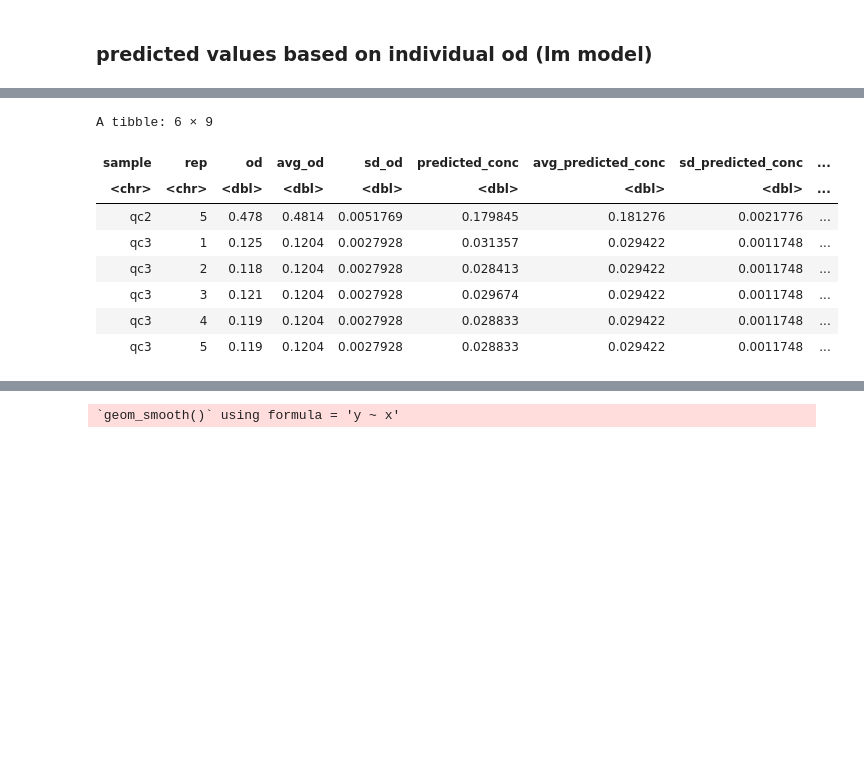
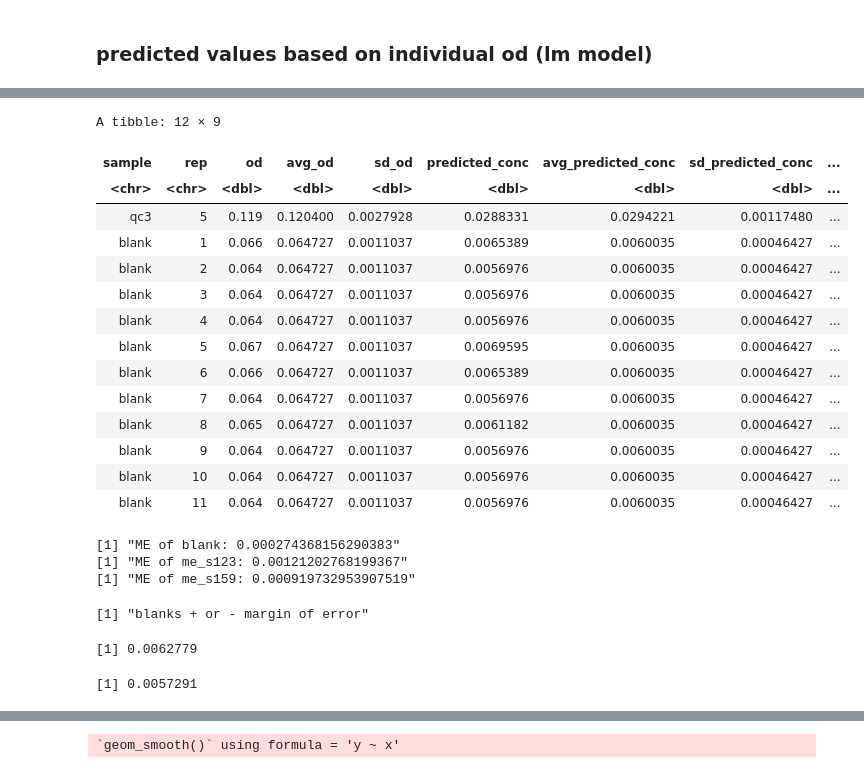
Before and after one commit to brookewicz/LabNotebook, a Jupyter notebook: Nutrients/no3_calc.ipynb, the cells around one changed output, grey strips where cells are left out. Drawn from its saved outputs; the diff is of its cells as text; code cells hidden in the pictures; blank space fills up the shorter version.

Commit message:
calculate margin of error

```diff
--- a/Nutrients/no3_calc.ipynb
+++ b/Nutrients/no3_calc.ipynb
@@ -418,0 +461,12 @@ qc_long <- bind_rows(qc1, qc2, qc3)
+# %%
+#blanks
+# A,B,D, E, F 8
+# C 9-11
+# D 9-11
+blanks <- data.frame(
+  rep = c(seq(1:11)), # Replicate numbers
+  od = c(raw["a", 8], raw["b", 8],  raw["d", 8], raw["e", 8], raw["f", 8],
+         raw["c", 9], raw["d", 9], raw["c", 10], raw["d", 10], raw["c", 11], raw["d", 11]),
+  sample = "blank"
+)
+blanks
@@ -419,5 +488,6 @@ qc_long <- bind_rows(qc1, qc2, qc3)
 # %%
 samples<-rbind(samples, qc_long)
+samples<-rbind(samples, blanks)
 # %%
 samples <- samples %>%
     group_by(sample) %>%
@@ -520,31 +597,72 @@ A tibble: 6 × 8
 # %%
 # calculate % error for qcs (individually, by rep)
 # make lists to loop through
 qc_list <- c('qc1','qc2','qc3')
 expected_conc <- c(1,0.5,0.05)
 
 # Add a percent_error column initialized with NA
 samples <- samples %>%
   mutate(percent_error = NA_real_)
 
 # Loop through each QC sample
-for (q in c(1:3)) {
+for (q in c(1:length(qc_list))) {
   # Update percent_error for matching QC samples and set others to NA
   samples <- samples %>%
     mutate(percent_error = ifelse(
       sample == qc_list[q],  # Only apply to matching QC samples
       (abs(predicted_conc - expected_conc[q]) / expected_conc[q]) * 100,  # Calculate % error
       percent_error  # For non-matching rows, retain NA
     ))
 }
-tail(samples)
 # %% [output]
-A tibble: 6 × 9
+A tibble: 12 × 9
 | sample | rep | od | avg_od | sd_od | predicted_conc | avg_predicted_conc | sd_predicted_conc | ... |
 | <chr> | <chr> | <dbl> | <dbl> | <dbl> | <dbl> | <dbl> | <dbl> | ... |
-| qc2 | 5 | 0.478 | 0.4814 | 0.0051769 | 0.179845 | 0.181276 | 0.0021776 | ... |
-| qc3 | 1 | 0.125 | 0.1204 | 0.0027928 | 0.031357 | 0.029422 | 0.0011748 | ... |
-| qc3 | 2 | 0.118 | 0.1204 | 0.0027928 | 0.028413 | 0.029422 | 0.0011748 | ... |
-| qc3 | 3 | 0.121 | 0.1204 | 0.0027928 | 0.029674 | 0.029422 | 0.0011748 | ... |
-| qc3 | 4 | 0.119 | 0.1204 | 0.0027928 | 0.028833 | 0.029422 | 0.0011748 | ... |
-| qc3 | 5 | 0.119 | 0.1204 | 0.0027928 | 0.028833 | 0.029422 | 0.0011748 | ... |
+| qc3 | 5 | 0.119 | 0.120400 | 0.0027928 | 0.0288331 | 0.0294221 | 0.00117480 | ... |
+| blank | 1 | 0.066 | 0.064727 | 0.0011037 | 0.0065389 | 0.0060035 | 0.00046427 | ... |
+| blank | 2 | 0.064 | 0.064727 | 0.0011037 | 0.0056976 | 0.0060035 | 0.00046427 | ... |
+| blank | 3 | 0.064 | 0.064727 | 0.0011037 | 0.0056976 | 0.0060035 | 0.00046427 | ... |
+| blank | 4 | 0.064 | 0.064727 | 0.0011037 | 0.0056976 | 0.0060035 | 0.00046427 | ... |
+| blank | 5 | 0.067 | 0.064727 | 0.0011037 | 0.0069595 | 0.0060035 | 0.00046427 | ... |
+| blank | 6 | 0.066 | 0.064727 | 0.0011037 | 0.0065389 | 0.0060035 | 0.00046427 | ... |
+| blank | 7 | 0.064 | 0.064727 | 0.0011037 | 0.0056976 | 0.0060035 | 0.00046427 | ... |
+| blank | 8 | 0.065 | 0.064727 | 0.0011037 | 0.0061182 | 0.0060035 | 0.00046427 | ... |
+| blank | 9 | 0.064 | 0.064727 | 0.0011037 | 0.0056976 | 0.0060035 | 0.00046427 | ... |
+| blank | 10 | 0.064 | 0.064727 | 0.0011037 | 0.0056976 | 0.0060035 | 0.00046427 | ... |
+| blank | 11 | 0.064 | 0.064727 | 0.0011037 | 0.0056976 | 0.0060035 | 0.00046427 | ... |
+# %%
+# margin of error
+# Margin of Error= z * s/sqrt(n)
+# z score = 1.96 for 95% confidence
+# s = stnd dev
+# n = sample size
+sd<-pull(samples[samples$sample == 'blank' & samples$rep == 1, 'sd_predicted_conc'][1])
+me_blank <- 1.96 * sd/sqrt(11)
+print(paste('ME of blank:', me_blank))
+
+sd<-samples %>%
+  filter(sample == 's123' & rep == 1) %>%
+  pull(sd_predicted_conc) %>%
+  .[1]
+me_s123 <- 1.96* sd/sqrt(6)
+print(paste('ME of me_s123:', me_s123))
+
+sd<-samples %>%
+  filter(sample == 's159' & rep == 1) %>%
+  pull(sd_predicted_conc) %>%
+  .[1]
+me_s159 <- 1.96* sd/sqrt(6)
+print(paste('ME of me_s159:', me_s159))
+# %% [output]
+[1] "ME of blank: 0.000274368156290383"
+[1] "ME of me_s123: 0.00121202768199367"
+[1] "ME of me_s159: 0.000919732953907519"
+# %%
+# blanks + or - margin of error
+print('blanks + or - margin of error:')
+pull(samples[samples$sample == 'blank' & samples$rep == 1, 'avg_predicted_conc'][1])+me_blank
+pull(samples[samples$sample == 'blank' & samples$rep == 1, 'avg_predicted_conc'][1])-me_blank
+# %% [output]
+[1] "blanks + or - margin of error"
+[1] 0.0062779
+[1] 0.0057291
```
Also changed, not shown: parts of 20 cells of this notebook.
